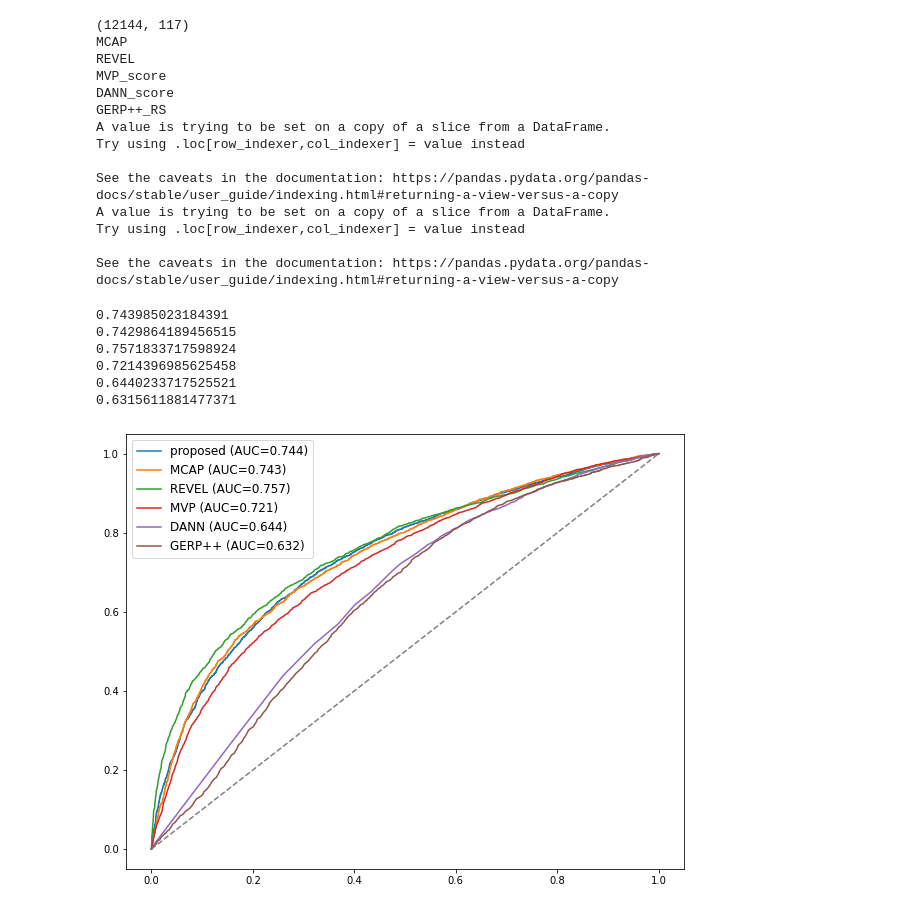
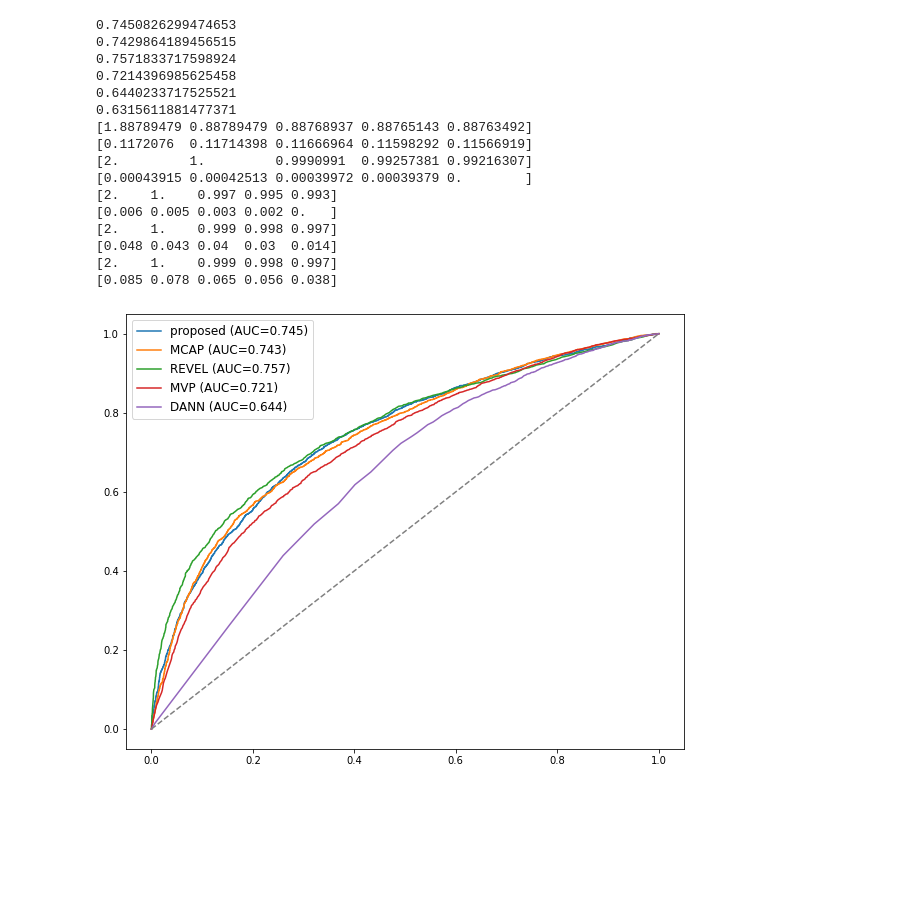
Before and after one commit to Zhenxuyang/PPSNV, a Jupyter notebook: code/main.ipynb, the cells around one changed output. Saved outputs shown, nothing was run; the diff lists cells and outputs as text; code cells hidden in the pictures; blank space fills up the shorter version.

```diff
--- a/code/main.ipynb
+++ b/code/main.ipynb
@@ -285,8 +246,10 @@ draw_roc_curve(x_label, x_probs, classifers)
 # %%
 # 在swissvar上比较不同分类器性能
 import pandas as pd
+import numpy as np
 
-features = ['Chr', 'Start', 'End', 'Ref', 'Alt', 'SIFT_score', 'Polyphen2_HDIV_score', 'Polyphen2_HVAR_score','LRT_score', 'MutationTaster_score', 'MutationAssessor_score',  'FATHMM_score', 'RadialSVM_score', 'VEST3_score', 'CADD_phred', 'A_Ref', 'A_Alt']
+# features = ['Chr', 'Start', 'End', 'Ref', 'Alt', 'SIFT_score', 'Polyphen2_HDIV_score', 'Polyphen2_HVAR_score','LRT_score', 'MutationTaster_score', 'MutationAssessor_score',  'FATHMM_score', 'RadialSVM_score', 'VEST3_score', 'CADD_phred', 'A_Ref', 'A_Alt']
+features = ['Chr', 'Start', 'Ref', 'Alt', 'SIFT_score', 'Polyphen2_HDIV_score', 'Polyphen2_HVAR_score','LRT_score', 'MutationTaster_score', 'MutationAssessor_score',  'FATHMM_score', 'RadialSVM_score', 'VEST3_score', 'CADD_phred', 'A_Ref', 'A_Alt']
 
 labels = ["SIFT_Label", "Polyphen2_HDIV_Label", "Polyphen2_HVAR_Label", "LRT_Label", "MutationTaster_Label", "MutationAssessor_Label", "FATHMM_Label", "RadialSVM_Label", "VEST3_score", "CADD_phred"]
 
@@ -298,8 +261,8 @@ print(swissvar_test_all.shape)
 comparators = ['MCAP', 'REVEL', 'MVP_score','DANN_score', 'GERP++_RS']
 swissvar_compare = swissvar_test_all.dropna(subset=comparators)
 swissvar_input = swissvar_compare[features]
-# swissvar_output = optimized_classifier.predict_proba(swissvar_input)
-# swissvar_output = swissvar_output[:, 1]
+swissvar_output = optimized_classifier.predict_proba(swissvar_input)
+swissvar_output = swissvar_output[:, 1]
 swissvar_label = swissvar_compare["True Label"]
 
 # 对分数做归一化
@@ -313,40 +276,61 @@ for c in comparators:
         swissvar_compare[c + "_normalized"] = swissvar_compare[[c]].apply(max_min_scaler)
     else:
         swissvar_compare[c + "_normalized"] = swissvar_compare[c]
+    print(swissvar_compare[c + "_normalized"].max())
+    print(swissvar_compare[c + "_normalized"].min())
-# %% [output]
-(12144, 117)
-MCAP
-REVEL
-MVP_score
-DANN_score
-GERP++_RS
-A value is trying to be set on a copy of a slice from a DataFrame.
-Try using .loc[row_indexer,col_indexer] = value instead
-
-See the caveats in the documentation: https://pandas.pydata.org/pandas-docs/stable/user_guide/indexing.html#returning-a-view-versus-a-copy
-A value is trying to be set on a copy of a slice from a DataFrame.
-Try using .loc[row_indexer,col_indexer] = value instead
-
-See the caveats in the documentation: https://pandas.pydata.org/pandas-docs/stable/user_guide/indexing.html#returning-a-view-versus-a-copy
 # %%
 import sklearn.metrics as me
 compare_classifiers = ["MCAP_normalized", "REVEL_normalized", "MVP_score_normalized", "DANN_score_normalized", "GERP++_RS_normalized"]
 
 print(me.roc_auc_score(swissvar_label, swissvar_output))
 print(me.roc_auc_score(swissvar_label, swissvar_compare["MCAP_normalized"]))
 print(me.roc_auc_score(swissvar_label, swissvar_compare["REVEL_normalized"]))
 print(me.roc_auc_score(swissvar_label, swissvar_compare["MVP_score_normalized"]))
 print(me.roc_auc_score(swissvar_label, swissvar_compare["DANN_score_normalized"]))
 print(me.roc_auc_score(swissvar_label, swissvar_compare["GERP++_RS_normalized"]))
 
-swissvar_probs = [swissvar_output, swissvar_compare["MCAP_normalized"], swissvar_compare["REVEL_normalized"], swissvar_compare["MVP_score_normalized"], swissvar_compare["DANN_score_normalized"], swissvar_compare["GERP++_RS_normalized"]]
+swissvar_probs = [swissvar_output, swissvar_compare["MCAP_normalized"], swissvar_compare["REVEL_normalized"], swissvar_compare["MVP_score_normalized"], swissvar_compare["DANN_score_normalized"]]
+
+# 画roc曲线
+import matplotlib.pyplot as plt
+
+def draw_roc_curve(label, pred_probs, classifiers):
+    fpr_tpr_aucs = []
+    for pred_prob in pred_probs:
+        assert(len(pred_prob)==len(label))
+        fpr, tpr, thres= me.roc_curve(label, pred_prob)
+        print(thres[:5])
+        print(thres[-5:])
+        auc = me.auc(fpr, tpr)
+        fpr_tpr_aucs.append([fpr, tpr, auc])
+    fig, ax = plt.subplots(figsize=(10,8))
+    for i in range(len(fpr_tpr_aucs)):
+        ax.plot(fpr_tpr_aucs[i][0], fpr_tpr_aucs[i][1], label='{} (AUC={})'.format(classifiers[i], str(round(fpr_tpr_aucs[i][2], 3))))
+    #绘制对角线
+    ax.plot([0,1],[0,1],linestyle='--',color='grey')
+    #调整字体大小
+    plt.legend(fontsize=12)
+    plt.savefig("result.png", dpi=1000, bbox_inches = 'tight')
+    # plt.show()
+
+classifers = ["proposed", "MCAP", "REVEL", "MVP", "DANN", "GERP++"]
 
 draw_roc_curve(swissvar_label, swissvar_probs, classifers)
 # %% [output]
-0.743985023184391
+0.7450826299474653
 0.7429864189456515
 0.7571833717598924
 0.7214396985625458
 0.6440233717525521
 0.6315611881477371
+[1.88789479 0.88789479 0.88768937 0.88765143 0.88763492]
+[0.1172076  0.11714398 0.11666964 0.11598292 0.11566919]
+[2.         1.         0.9990991  0.99257381 0.99216307]
+[0.00043915 0.00042513 0.00039972 0.00039379 0.        ]
+[2.    1.    0.997 0.995 0.993]
+[0.006 0.005 0.003 0.002 0.   ]
+[2.    1.    0.999 0.998 0.997]
+[0.048 0.043 0.04  0.03  0.014]
+[2.    1.    0.999 0.998 0.997]
+[0.085 0.078 0.065 0.056 0.038]
-[figure, old version]
+[figure, new version]
```
Also changed, not shown: parts of 8 cells of this notebook, 7 other files.
